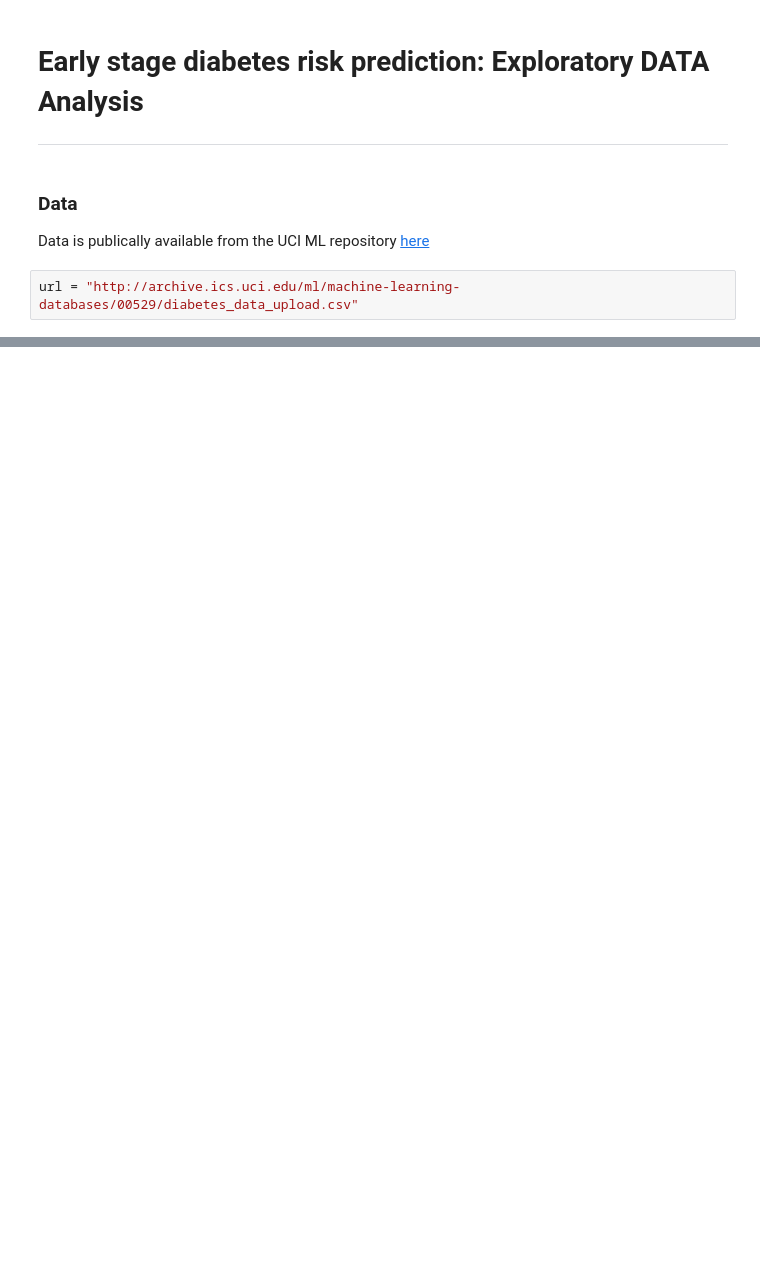
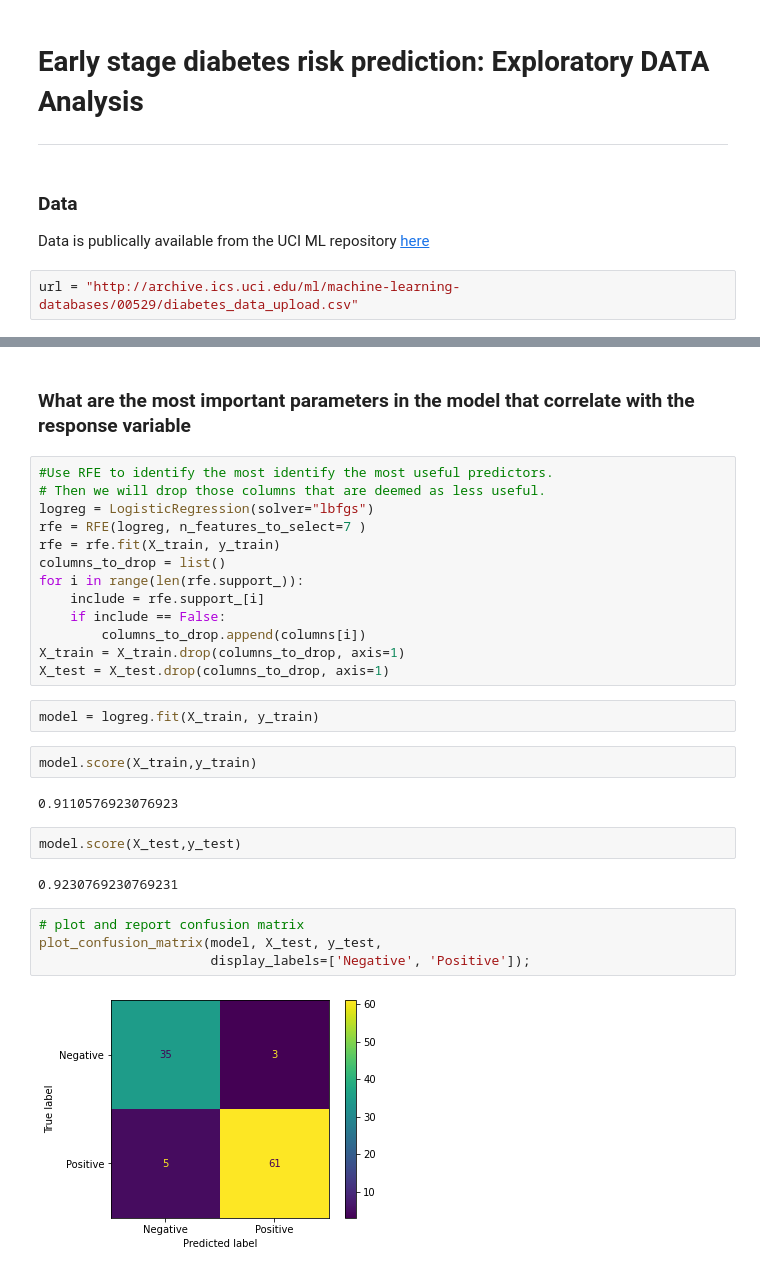
Before and after one commit to dataubc/diabetes_risk-prediction, a Jupyter notebook: eda.ipynb, the cells around one changed output, grey strips where cells are left out. Drawn from its saved outputs; the diff is of its cells as text; blank space fills up the shorter version.

```diff
--- a/eda.ipynb
+++ b/eda.ipynb
@@ -28,0 +192,31 @@ data.head()
+# %% [markdown]
+### What are the most important parameters in the model that correlate with the response variable
+# %%
+#Use RFE to identify the most identify the most useful predictors.
+# Then we will drop those columns that are deemed as less useful.
+logreg = LogisticRegression(solver="lbfgs")
+rfe = RFE(logreg, n_features_to_select=7 )
+rfe = rfe.fit(X_train, y_train)
+columns_to_drop = list()
+for i in range(len(rfe.support_)):
+    include = rfe.support_[i]
+    if include == False:
+        columns_to_drop.append(columns[i])
+X_train = X_train.drop(columns_to_drop, axis=1)
+X_test = X_test.drop(columns_to_drop, axis=1)
+# %%
+model = logreg.fit(X_train, y_train)
+# %%
+model.score(X_train,y_train)
+# %% [output]
+0.9110576923076923
+# %%
+model.score(X_test,y_test)
+# %% [output]
+0.9230769230769231
+# %%
+# plot and report confusion matrix
+plot_confusion_matrix(model, X_test, y_test,
+                      display_labels=['Negative', 'Positive']);
+# %% [output]
+[figure, added]
```
Also changed, not shown: parts of 50 cells of this notebook.
